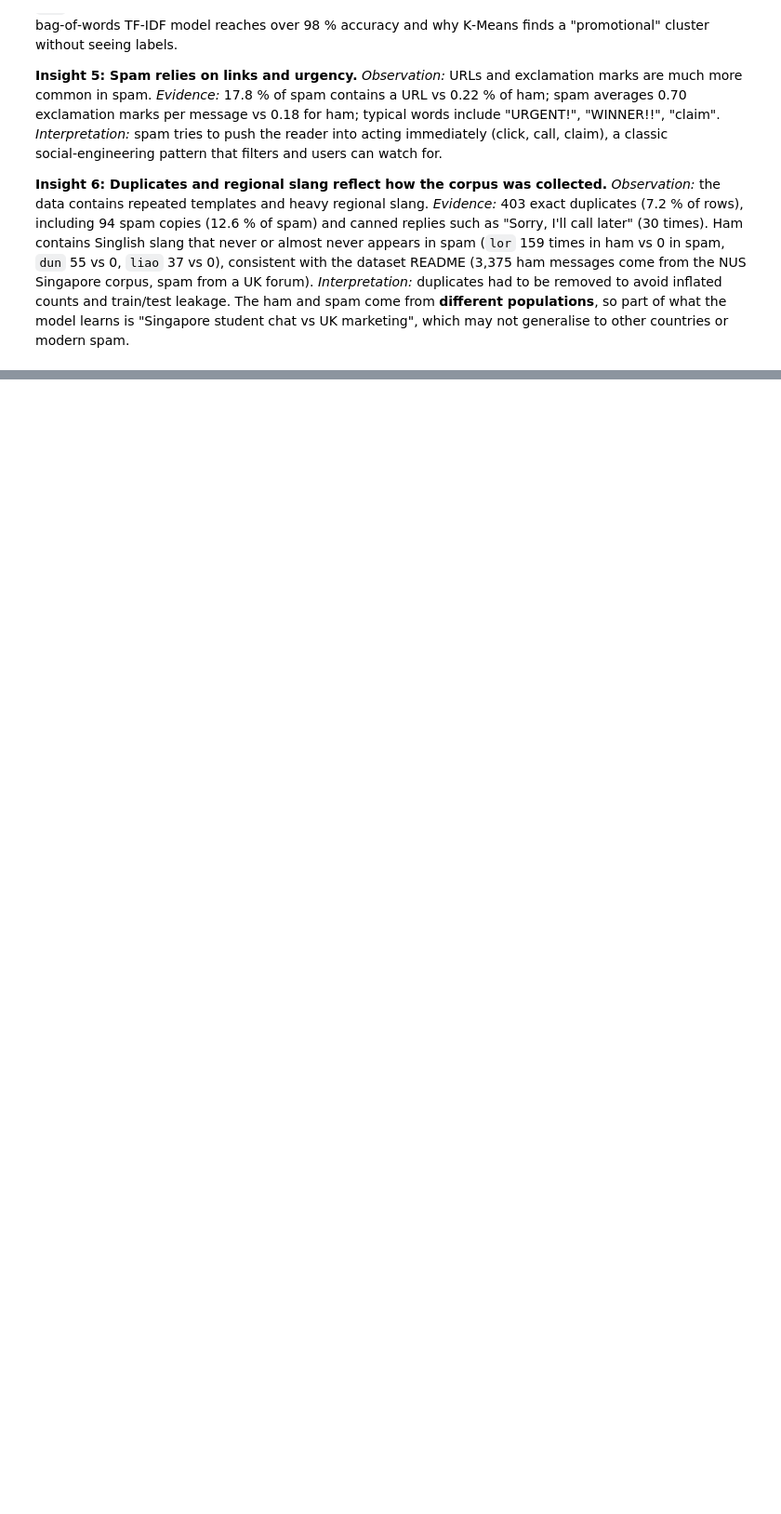
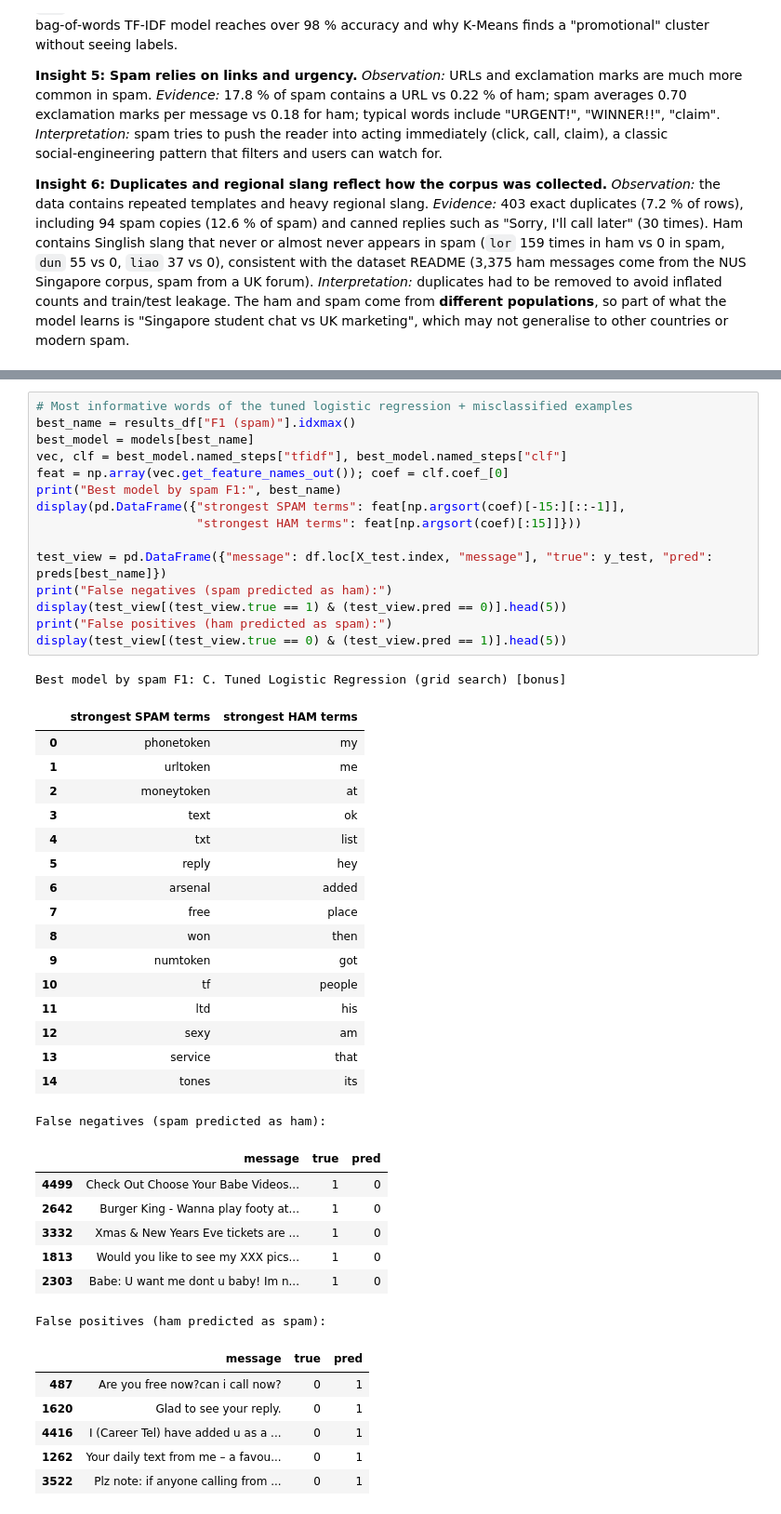
Before and after one commit to mahmoudd-adell/bd-a1, a Jupyter notebook: notebook/analysis.ipynb, the cells around one changed output, grey strips where cells are left out. Shown at 93% size. Cells and saved outputs as stored; diff of their text form; blank space fills up the shorter version.

```diff
--- a/notebook/analysis.ipynb
+++ b/notebook/analysis.ipynb
@@ -698,0 +800,47 @@ Each insight follows **Observation → Evidence → Interpretation**. Numbers co
+# %%
+# Most informative words of the tuned logistic regression + misclassified examples
+best_name = results_df["F1 (spam)"].idxmax()
+best_model = models[best_name]
+vec, clf = best_model.named_steps["tfidf"], best_model.named_steps["clf"]
+feat = np.array(vec.get_feature_names_out()); coef = clf.coef_[0]
+print("Best model by spam F1:", best_name)
+display(pd.DataFrame({"strongest SPAM terms": feat[np.argsort(coef)[-15:][::-1]],
+                      "strongest HAM terms": feat[np.argsort(coef)[:15]]}))
+
+test_view = pd.DataFrame({"message": df.loc[X_test.index, "message"], "true": y_test, "pred": preds[best_name]})
+print("False negatives (spam predicted as ham):")
+display(test_view[(test_view.true == 1) & (test_view.pred == 0)].head(5))
+print("False positives (ham predicted as spam):")
+display(test_view[(test_view.true == 0) & (test_view.pred == 1)].head(5))
+# %% [output]
+Best model by spam F1: C. Tuned Logistic Regression (grid search) [bonus]
+|  | strongest SPAM terms | strongest HAM terms |
+| 0 | phonetoken | my |
+| 1 | urltoken | me |
+| 2 | moneytoken | at |
+| 3 | text | ok |
+| 4 | txt | list |
+| 5 | reply | hey |
+| 6 | arsenal | added |
+| 7 | free | place |
+| 8 | won | then |
+| 9 | numtoken | got |
+| 10 | tf | people |
+| 11 | ltd | his |
+| 12 | sexy | am |
+| 13 | service | that |
+| 14 | tones | its |
+False negatives (spam predicted as ham):
+|  | message | true | pred |
+| 4499 | Check Out Choose Your Babe Videos... | 1 | 0 |
+| 2642 | Burger King - Wanna play footy at... | 1 | 0 |
+| 3332 | Xmas & New Years Eve tickets are ... | 1 | 0 |
+| 1813 | Would you like to see my XXX pics... | 1 | 0 |
+| 2303 | Babe: U want me dont u baby! Im n... | 1 | 0 |
+False positives (ham predicted as spam):
+|  | message | true | pred |
+| 487 | Are you free now?can i call now? | 0 | 1 |
+| 1620 | Glad to see your reply. | 0 | 1 |
+| 4416 | I (Career Tel) have added u as a ... | 0 | 1 |
+| 1262 | Your daily text from me – a favou... | 0 | 1 |
+| 3522 | Plz note: if anyone calling from ... | 0 | 1 |
```
Also changed, not shown: parts of 6 cells of this notebook, 3 other files.
